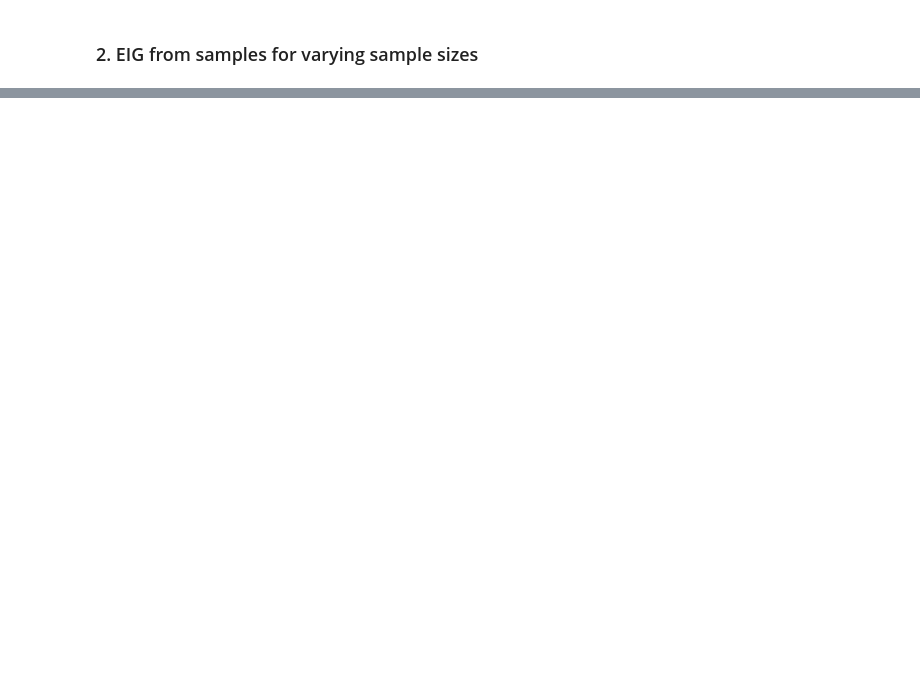
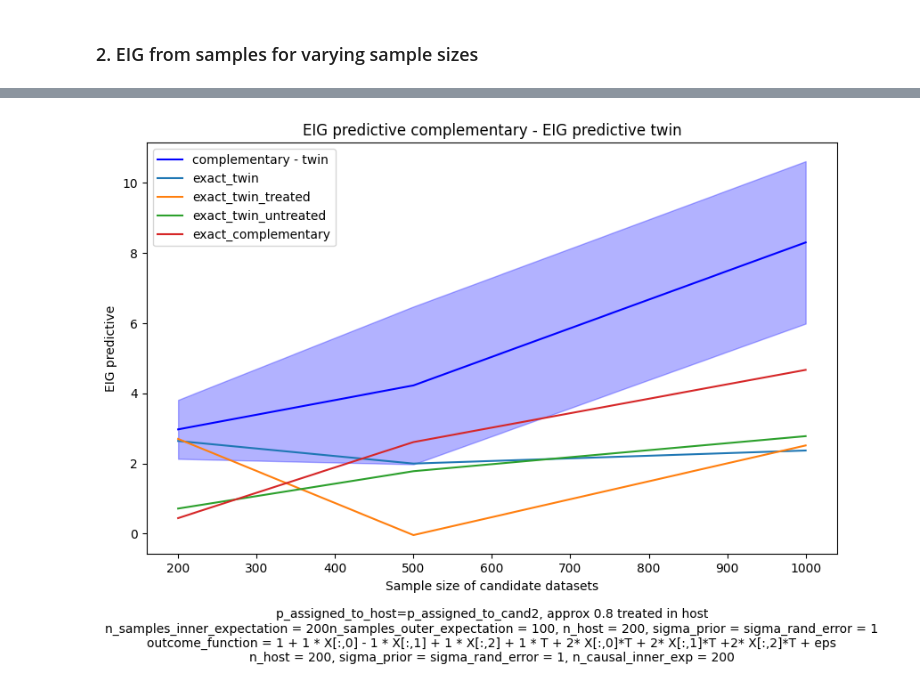
Before and after one commit to LucileTerminassian/causal_prospective_merge, a Jupyter notebook: notebooks/linear_synthetic.ipynb, the cells around one changed output, grey strips where cells are left out. Cells and saved outputs as stored; diff of their text form; code cells hidden in the pictures; blank space fills up the shorter version.

```diff
--- a/notebooks/linear_synthetic.ipynb
+++ b/notebooks/linear_synthetic.ipynb
@@ -271,16 +260,15 @@ dict_additional_plots_obs_from_samples, dict_additional_plots_caus_from_samples
 EIG_obs_samples_across_seeds, EIG_caus_samples_across_seeds = [], []
 
 for i in range(n_seeds):
-    EIG_obs_samples, EIG_caus_samples = linear_eig_from_samples_varying_sample_size(
-        data, data_parameters, prior_hyperparameters, sampling_parameters
+    EIGs = linear_eig_from_samples_varying_sample_size(
+        nonexact_data, data_parameters, prior_hyperparameters, sampling_parameters
     )
-    if len(EIG_obs_samples_across_seeds) == 0:
-        EIG_obs_samples_across_seeds = EIG_obs_samples
-        EIG_caus_samples_across_seeds = EIG_caus_samples
-    else:
-        EIG_obs_samples_across_seeds = np.vstack(
-            (EIG_obs_samples_across_seeds, EIG_obs_samples)
-        )
-        EIG_caus_samples_across_seeds = np.vstack(
-            (EIG_caus_samples_across_seeds, EIG_caus_samples)
-        )
+    EIG_obs_samples_across_seeds.append(
+        [cand_values for cand_values in EIGs[0].values()]
+    )
+    EIG_caus_samples_across_seeds.append(
+        [cand_values for cand_values in EIGs[1].values()]
+    )
+
+EIG_obs_samples_across_seeds = np.vstack(EIG_obs_samples_across_seeds)
+EIG_caus_samples_across_seeds = np.vstack(EIG_caus_samples_across_seeds)
@@ -303,12 +314,14 @@ text_l4 = (
 # %%
 # path_obs_samples = '/Users/lucile/causal_info_gain/plots/eig_obs_samples'
-path_obs_samples = 0
+path_caus_samples = 0
 
 plot_array(
-    n_both_candidates_list,
-    EIG_obs_samples_across_seeds,
+    x = n_both_candidates_list,
+    arr = EIG_caus_samples_across_seeds,
     axis_names=["Sample size of candidate datasets", "EIG predictive"],
     dict_additional_plots=dict_additional_plots_obs_from_samples,
     text=text_l1 + "\n" + text_l2 + "\n" + text_l3 + "\n" + text_l4,
-    title="EIG predictive complementary - EIG predictive twin",
+    title="EIG predictive complementary - EIG predictive twin"
 )
+# %% [output]
+[figure, added]
```
Also changed, not shown: parts of 17 cells of this notebook, 7 other files.
